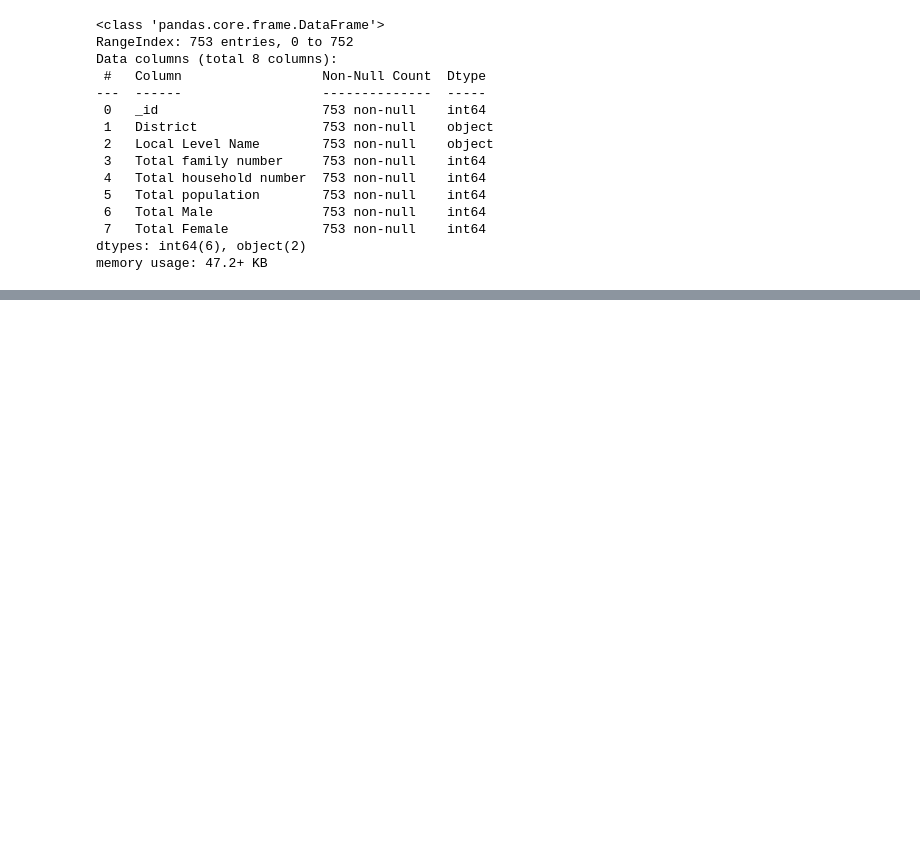
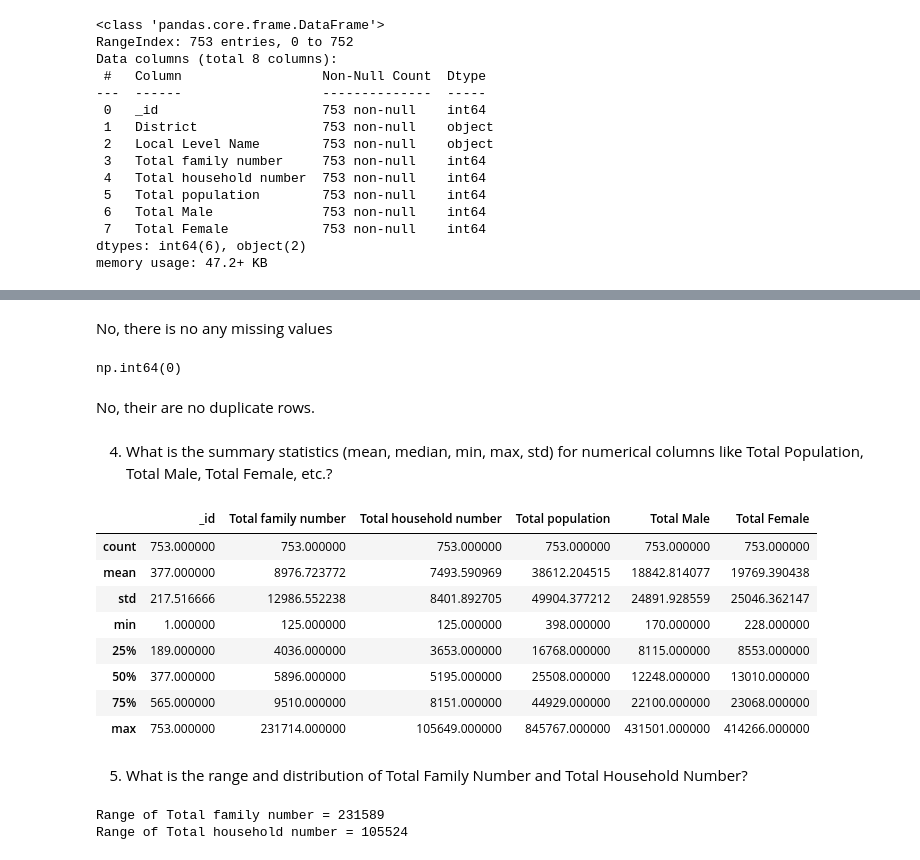
Before and after one commit to bikashsahani/nepal-census-2021-EDA, a Jupyter notebook: census_eda_project.ipynb, the cells around one changed output, grey strips where cells are left out. Cells and saved outputs as stored; diff of their text form; code cells hidden in the pictures; blank space fills up the shorter version.

Commit message:
completed data understanding

```diff
--- a/census_eda_project.ipynb
+++ b/census_eda_project.ipynb
@@ -75,0 +146,38 @@ memory usage: 47.2+ KB
+# %% [markdown]
+No, there is no any missing values
+# %%
+data.duplicated().sum()
+# %% [output]
+np.int64(0)
+# %% [markdown]
+No, their are no duplicate rows.
+# %% [markdown]
+4. What is the summary statistics (mean, median, min, max, std) for numerical columns like Total Population, Total Male, Total Female, etc.?
+# %%
+data.describe()
+# %% [output]
+|  | _id | Total family number | Total household number | Total population | Total Male | Total Female |
+| count | 753.000000 | 753.000000 | 753.000000 | 753.000000 | 753.000000 | 753.000000 |
+| mean | 377.000000 | 8976.723772 | 7493.590969 | 38612.204515 | 18842.814077 | 19769.390438 |
+| std | 217.516666 | 12986.552238 | 8401.892705 | 49904.377212 | 24891.928559 | 25046.362147 |
+| min | 1.000000 | 125.000000 | 125.000000 | 398.000000 | 170.000000 | 228.000000 |
+| 25% | 189.000000 | 4036.000000 | 3653.000000 | 16768.000000 | 8115.000000 | 8553.000000 |
+| 50% | 377.000000 | 5896.000000 | 5195.000000 | 25508.000000 | 12248.000000 | 13010.000000 |
+| 75% | 565.000000 | 9510.000000 | 8151.000000 | 44929.000000 | 22100.000000 | 23068.000000 |
+| max | 753.000000 | 231714.000000 | 105649.000000 | 845767.000000 | 431501.000000 | 414266.000000 |
+# %% [markdown]
+5. What is the range and distribution of Total Family Number and Total Household Number?
+# %%
+# to find range
+min_family_num = data['Total family number'].min()
+max_family_num = data['Total family number'].max()
+family_range = max_family_num - min_family_num
+print(f"Range of Total family number = {family_range}")
+
+min_household = data['Total household number'].min()
+max_household = data['Total household number'].max()
+household_range = max_household - min_household
+print(f"Range of Total household number = {household_range}")
+# %% [output]
+Range of Total family number = 231589
+Range of Total household number = 105524
```
Also changed, not shown: parts of 12 cells of this notebook.
